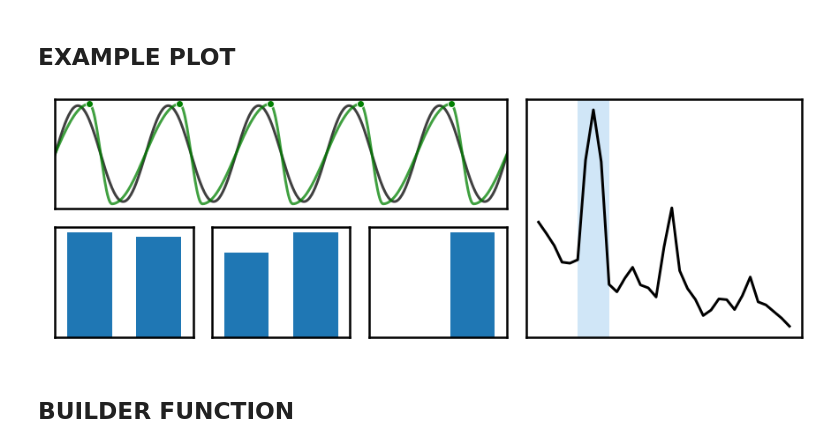
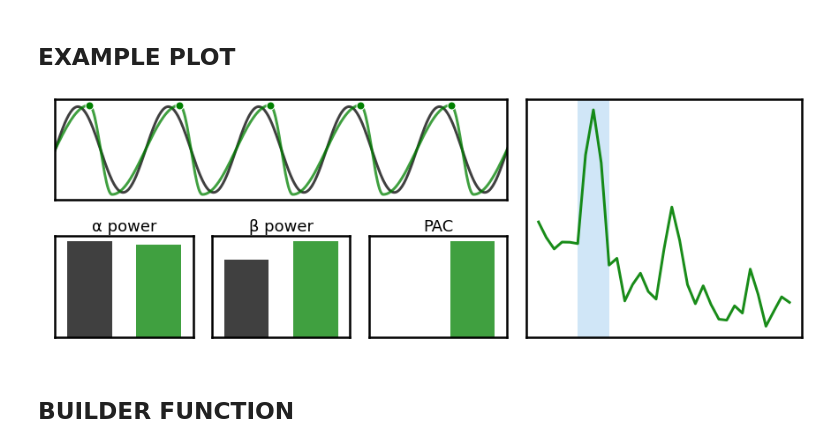
Before and after one commit to OscillationMethods/Visualizers, a Jupyter notebook: f5.ipynb, the cells around one changed output. Cells and saved outputs as stored; diff of their text form; code cells hidden in the pictures.

```diff
--- a/f5.ipynb
+++ b/f5.ipynb
@@ -50,0 +51,4 @@ psd_range = [3, 35]
+# %%
+# Plot settings
+psd_range = [3, 35]
+colors = ['black', 'green']
@@ -102,20 +117,25 @@ pac_sine = np.nanmax(pac_sine) - np.nanmin(pac_sine)
 # %% [markdown]
 ## EXAMPLE PLOT
 # %%
+# Create an example panel of the visualizer
 fig, ax1, ax2, ax3, ax4, ax5 = make_axes()
-plot_timeseries([filted, osc], colors=['black', 'green'], alpha=0.75, xlim=[1000, 1500], ax=ax1)
+plot_timeseries([filted, osc], colors=colors, alpha=0.75,
+                xlim=[1000, 1500], ylim=[-1.6, 1.6], ax=ax1)
 
 ax1.plot(df.sample_peak, df.volt_peak, ".",
-        color='green', markersize=16, markeredgecolor='white')
+        color='green', markersize=18, markeredgecolor='white')
 
-plot_bar(alpha_sine, alpha, ax=ax2)
-plot_bar(beta_sine, beta, ax=ax3)
-plot_bar(np.nanmax(pac_sine), np.nanmax(pac), ax=ax4)
-plot_spectra(freqs, powers, colors='black',
+plot_bar(alpha_sine, alpha, title='α power',
+         color=colors, alpha=0.75, ax=ax2)
+plot_bar(beta_sine, beta, title='β power',
+         color=colors, alpha=0.75, ax=ax3)
+plot_bar(np.nanmax(pac_sine), np.nanmax(pac), title='PAC',
+         color=colors, alpha=0.75,ax=ax4)
+plot_spectra(freqs, powers, colors=colors[1], alpha=0.9,
              shade_ranges=[BANDS.alpha], shade_colors=[alpha_color],
              log_freqs=False, ax=ax5)
 # %% [output]
-[figure, old version]
+[figure, new version]
 # %% [markdown]
 ## BUILDER FUNCTION
 # %%
```
Also changed, not shown: parts of 23 cells of this notebook, 3 other files.
